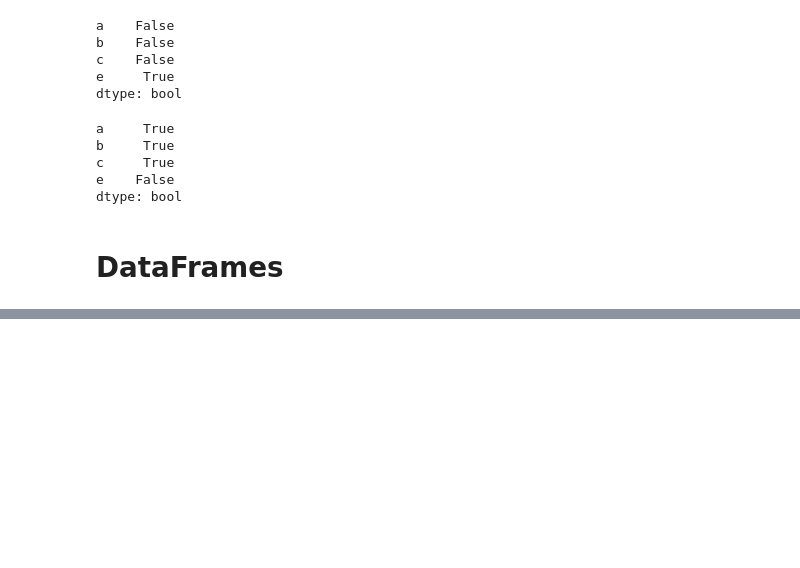
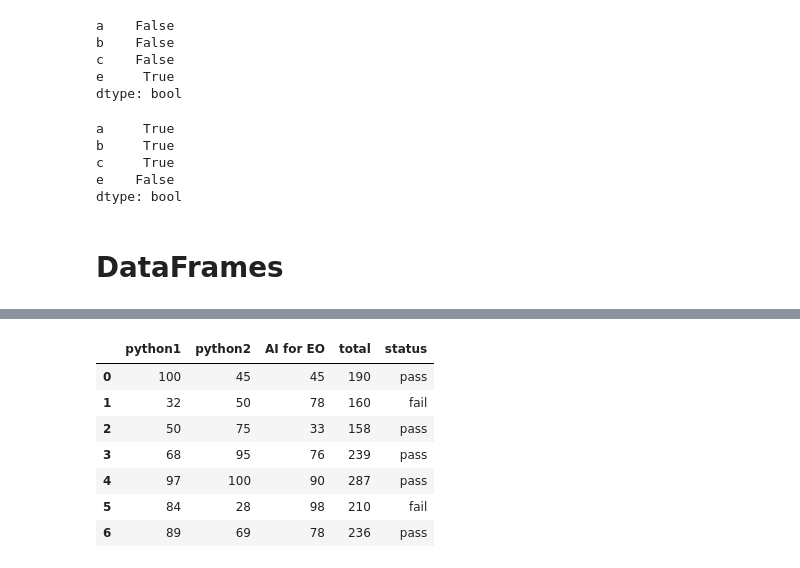
Before and after one commit to SaadUrRehmanBaig/piaicQuater2, a Jupyter notebook: piaic 3 | numpy 3d | pandas .ipynb, the cells around one changed output, grey strips where cells are left out. Drawn from its saved outputs; the diff is of its cells as text; code cells hidden in the pictures; blank space fills up the shorter version.

```diff
--- a/piaic 3 | numpy 3d | pandas .ipynb
+++ b/piaic 3 | numpy 3d | pandas .ipynb
@@ -276,0 +480,12 @@ dtype: bool
+# %%
+frame2["status"] = a
+frame2
+# %% [output]
+|  | python1 | python2 | AI for EO | total | status |
+| 0 | 100 | 45 | 45 | 190 | pass |
+| 1 | 32 | 50 | 78 | 160 | fail |
+| 2 | 50 | 75 | 33 | 158 | pass |
+| 3 | 68 | 95 | 76 | 239 | pass |
+| 4 | 97 | 100 | 90 | 287 | pass |
+| 5 | 84 | 28 | 98 | 210 | fail |
+| 6 | 89 | 69 | 78 | 236 | pass |
```
Also changed, not shown: parts of 34 cells of this notebook.
